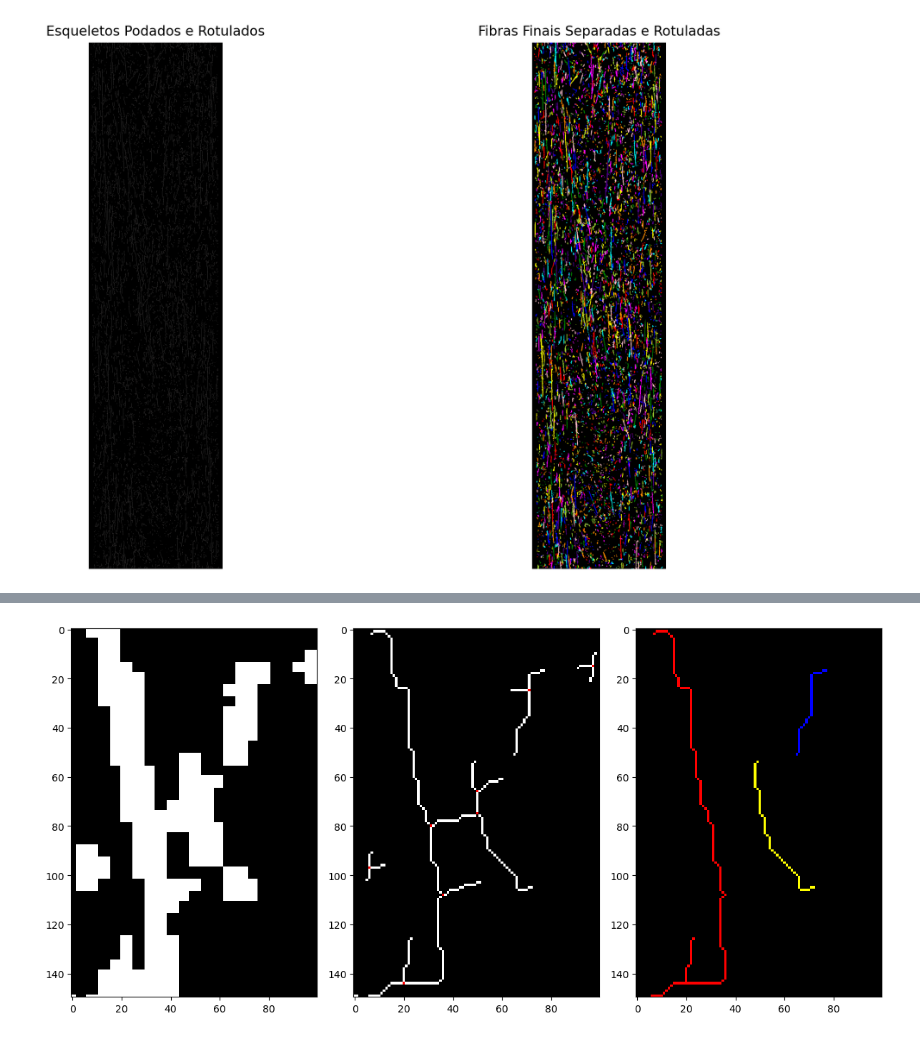
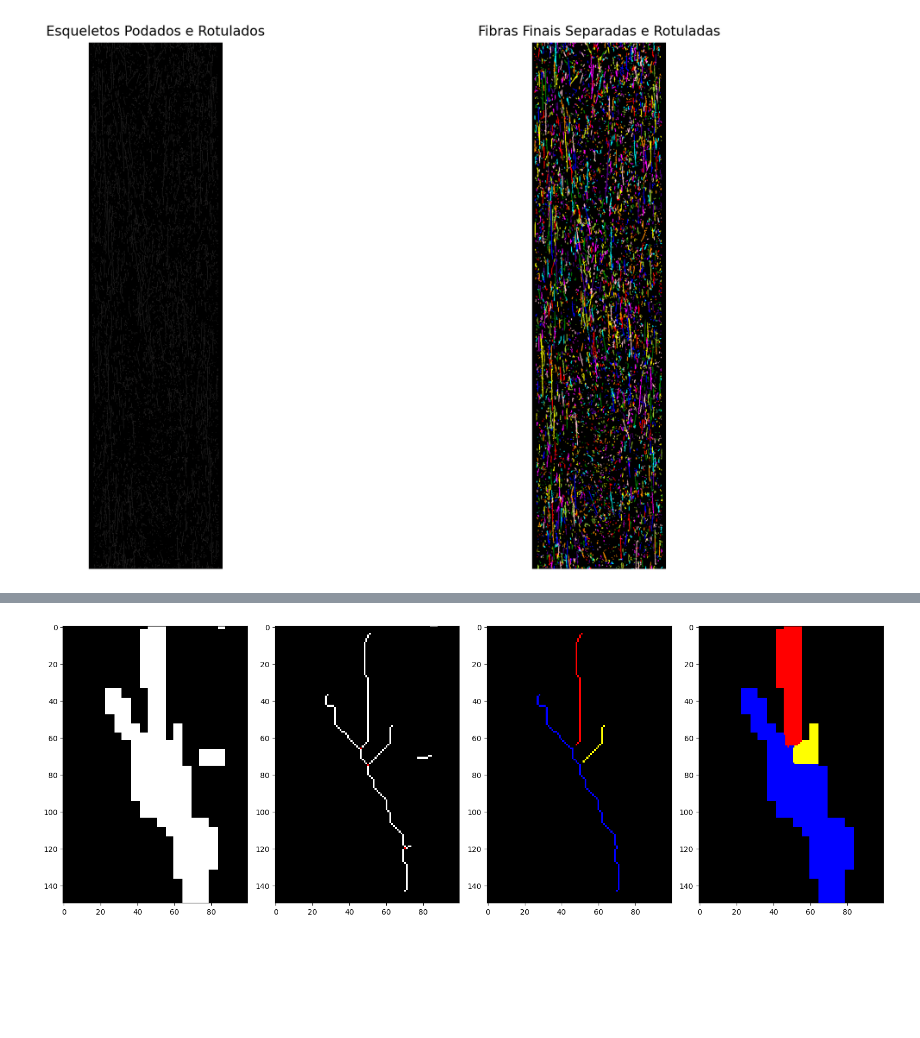
Before and after one commit to litc-ufmg/toronto-fibers, a Jupyter notebook: first_steps.ipynb, the cells around one changed output, grey strips where cells are left out. Saved outputs shown, nothing was run; the diff lists cells and outputs as text; code cells hidden in the pictures; blank space fills up the shorter version.

```diff
--- a/first_steps.ipynb
+++ b/first_steps.ipynb
@@ -334,6 +345,6 @@ Encontrados 5853 pontos de junção para análise.
 # %%
-# 1234, 3546
-idx_junc = 3546
+# 986, 1234, 3546
+idx_junc = 1234
 
 esqueleto = skeletonize(binaria_limpa)
 
@@ -348,5 +359,13 @@ xmin = max(0, coords_juncoes[idx_junc][1] - offset_horiz)
 xmax = min(esqueleto.shape[1], coords_juncoes[idx_junc][1] + offset_horiz)
 ymin = max(0, coords_juncoes[idx_junc][0] - offset_vert)
 ymax = min(esqueleto.shape[0], coords_juncoes[idx_junc][0] + offset_vert)
+
+esqueleto_colorido, esqueleto_rotulado, esqueleto_sem_juncoes, binary_rotulada, _ = label_binary_img(binaria_limpa[ymin:ymax, xmin:xmax], connectivity=2, remove_small_obj=True, min_size=20)
+
+fibras_separadas, esqueletos_separados = separar_fibras(binaria_limpa[ymin:ymax, xmin:xmax], angulo_limite_poda=45, remover_pequenos_esqueletos=True, tam_min_esqueleto=20, analise_local=True, range_local = 20)
+
+plt.figure(figsize=(16, 8), dpi=100)
+plt.imshow(binaria_limpa[ymin:ymax, xmin:xmax], cmap='gray')
+plt.show()
 # %% [output]
 (7700, 1957)
@@ -354,4 +383,0 @@ ymax = min(esqueleto.shape[0], coords_juncoes[idx_junc][0] + offset_vert)
-# %%
-esqueleto_colorido, esqueleto_rotulado, esqueleto_sem_juncoes, binary_rotulada, _ = label_binary_img(binaria_limpa[ymin:ymax, xmin:xmax], connectivity=2, remove_small_obj=True, min_size=20)
-
-fibras_separadas, esqueletos_separados = separar_fibras(binaria_limpa[ymin:ymax, xmin:xmax], angulo_limite_poda=45, remover_pequenos_esqueletos=True, tam_min_esqueleto=20, analise_local=True, range_local = 5)
@@ -373,15 +384,18 @@ Encontrados 8 pontos de junção para análise.
 # %%
-plt.figure(figsize=(12, 8), dpi=100)
-plt.subplot(1, 3, 1)
+plt.figure(figsize=(16, 8), dpi=100)
+plt.subplot(1, 4, 1)
 plt.imshow(binaria_limpa[ymin:ymax, xmin:xmax], cmap='gray')
 
-plt.subplot(1, 3, 2)
+plt.subplot(1, 4, 2)
 plt.imshow(esqueleto_colorido, cmap='gray')
 
-plt.subplot(1, 3, 3)
+plt.subplot(1, 4, 3)
 plt.imshow(label2rgb(esqueletos_separados, bg_label=0), cmap='gray')
+
+plt.subplot(1, 4, 4)
+plt.imshow(label2rgb(fibras_separadas, bg_label=0), cmap='gray')
 
 plt.tight_layout()
 plt.show()
 # %% [output]
-[figure, old version]
+[figure, new version]
```
Also changed, not shown: parts of 4 cells of this notebook.
